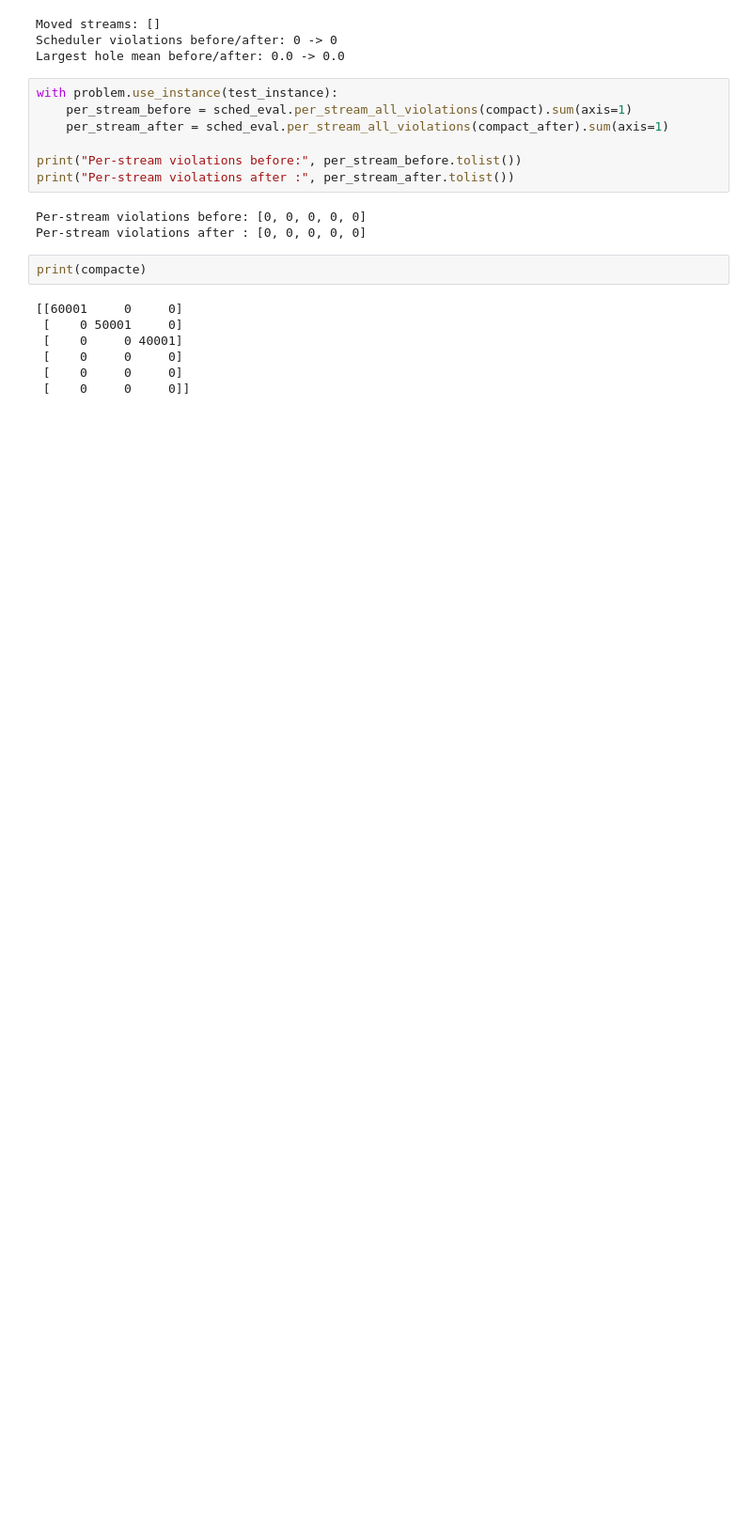
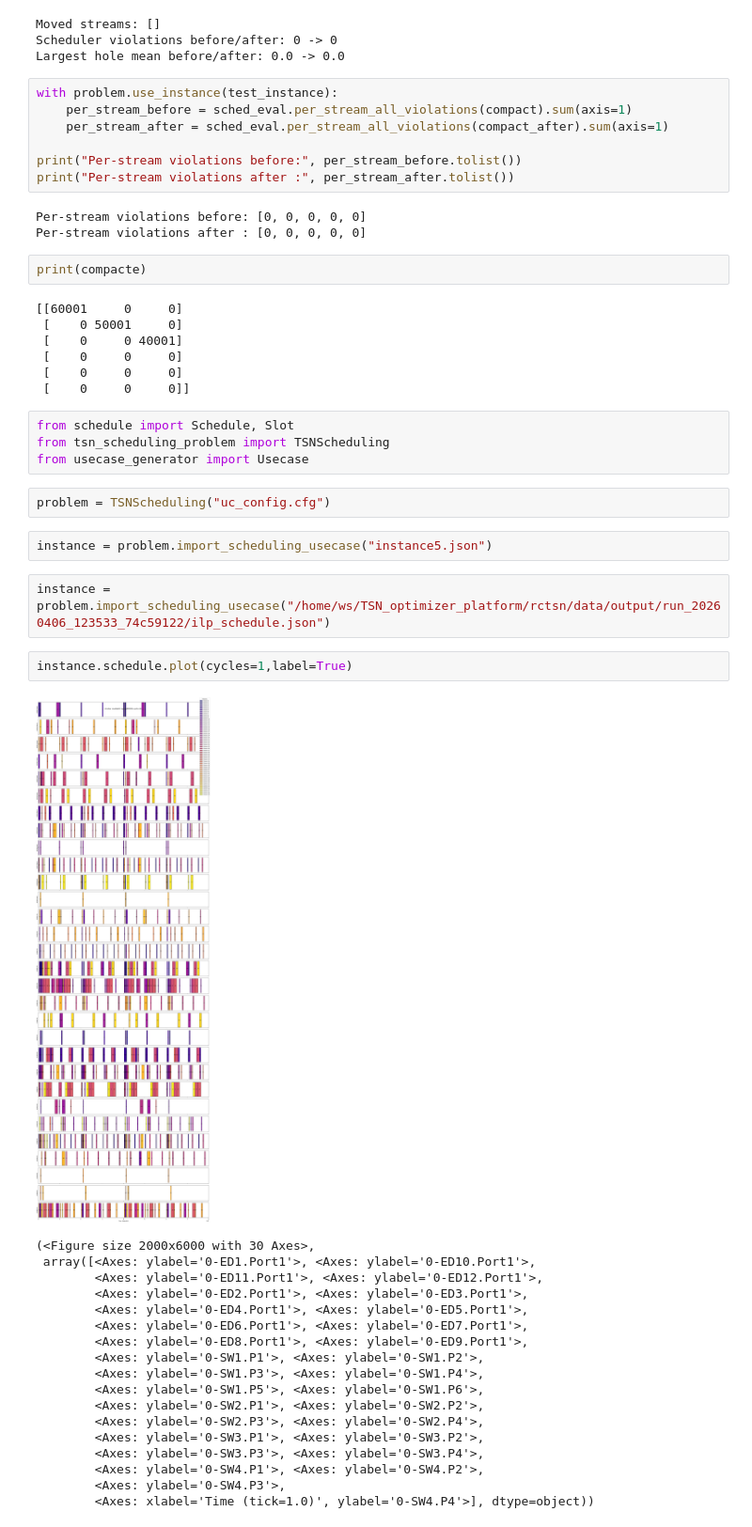
Before and after one commit to TSNTools/TSN_optimizer_platform, a Jupyter notebook: test_conversion.ipynb, the cells around one changed output. Shown at 94% size. Cells and saved outputs as stored; diff of their text form; blank space fills up the shorter version.

```diff
--- a/test_conversion.ipynb
+++ b/test_conversion.ipynb
@@ -651,3 +651,34 @@ print(compacte)
  [    0     0     0]
  [    0     0     0]
  [    0     0     0]]
+# %%
+from schedule import Schedule, Slot
+from tsn_scheduling_problem import TSNScheduling
+from usecase_generator import Usecase
+# %%
+problem = TSNScheduling("uc_config.cfg")
+# %%
+instance = problem.import_scheduling_usecase("instance5.json")
+# %%
+instance = problem.import_scheduling_usecase("/home/ws/TSN_optimizer_platform/rctsn/data/output/run_20260406_123533_74c59122/ilp_schedule.json")
+# %%
+instance.schedule.plot(cycles=1,label=True)
+# %% [output]
+[figure, added]
+(<Figure size 2000x6000 with 30 Axes>,
+ array([<Axes: ylabel='0-ED1.Port1'>, <Axes: ylabel='0-ED10.Port1'>,
+        <Axes: ylabel='0-ED11.Port1'>, <Axes: ylabel='0-ED12.Port1'>,
+        <Axes: ylabel='0-ED2.Port1'>, <Axes: ylabel='0-ED3.Port1'>,
+        <Axes: ylabel='0-ED4.Port1'>, <Axes: ylabel='0-ED5.Port1'>,
+        <Axes: ylabel='0-ED6.Port1'>, <Axes: ylabel='0-ED7.Port1'>,
+        <Axes: ylabel='0-ED8.Port1'>, <Axes: ylabel='0-ED9.Port1'>,
+        <Axes: ylabel='0-SW1.P1'>, <Axes: ylabel='0-SW1.P2'>,
+        <Axes: ylabel='0-SW1.P3'>, <Axes: ylabel='0-SW1.P4'>,
+        <Axes: ylabel='0-SW1.P5'>, <Axes: ylabel='0-SW1.P6'>,
+        <Axes: ylabel='0-SW2.P1'>, <Axes: ylabel='0-SW2.P2'>,
+        <Axes: ylabel='0-SW2.P3'>, <Axes: ylabel='0-SW2.P4'>,
+        <Axes: ylabel='0-SW3.P1'>, <Axes: ylabel='0-SW3.P2'>,
+        <Axes: ylabel='0-SW3.P3'>, <Axes: ylabel='0-SW3.P4'>,
+        <Axes: ylabel='0-SW4.P1'>, <Axes: ylabel='0-SW4.P2'>,
+        <Axes: ylabel='0-SW4.P3'>,
+        <Axes: xlabel='Time (tick=1.0)', ylabel='0-SW4.P4'>], dtype=object))
```
Also changed, not shown: 40 other files.
